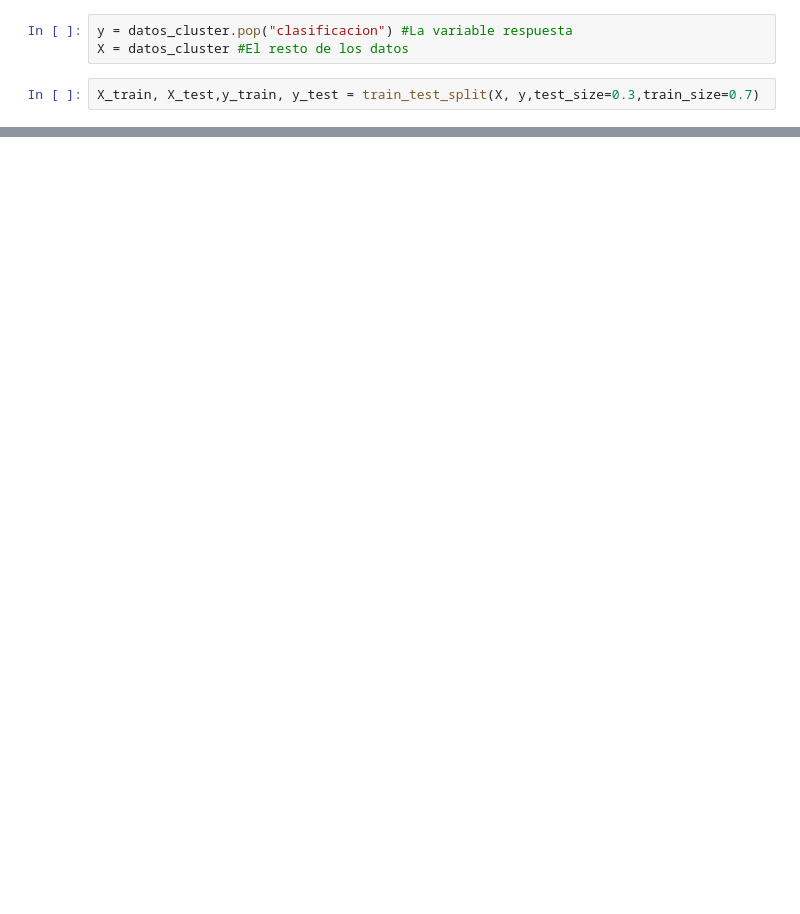
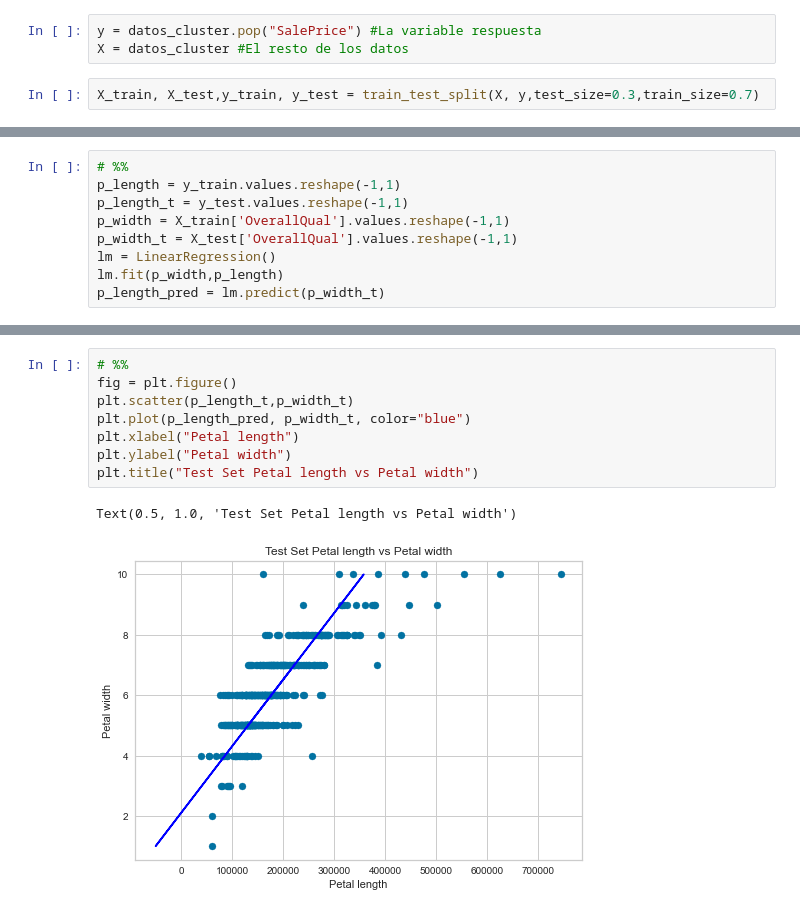
Before and after one commit to gabrielquirozz/HDT4MD, a Jupyter notebook: hdt4.ipynb, the cells around one changed output, grey strips where cells are left out. Cells and saved outputs as stored; diff of their text form; blank space fills up the shorter version.

```diff
--- a/hdt4.ipynb
+++ b/hdt4.ipynb
@@ -34,7 +34,7 @@ from scipy.stats import normaltest
 datos = pd.read_csv("train.csv", encoding='ISO-8859-1')
 datos_cluster = datos[["SalePrice","GarageArea","GarageCars","TotRmsAbvGrd","FullBath","GrLivArea","1stFlrSF", "TotalBsmtSF", "YearBuilt", "OverallQual"]].copy()
 # %%
-y = datos_cluster.pop("clasificacion") #La variable respuesta
+y = datos_cluster.pop("SalePrice") #La variable respuesta
 X = datos_cluster #El resto de los datos
 # %%
 X_train, X_test,y_train, y_test = train_test_split(X, y,test_size=0.3,train_size=0.7)
@@ -40,0 +43,9 @@ X_train, X_test,y_train, y_test = train_test_split(X, y,test_size=0.3,train_size
+# %%
+# %%
+p_length = y_train.values.reshape(-1,1)
+p_length_t = y_test.values.reshape(-1,1)
+p_width = X_train['OverallQual'].values.reshape(-1,1)
+p_width_t = X_test['OverallQual'].values.reshape(-1,1)
+lm = LinearRegression()
+lm.fit(p_width,p_length)
+p_length_pred = lm.predict(p_width_t)
@@ -40,0 +62,11 @@ X_train, X_test,y_train, y_test = train_test_split(X, y,test_size=0.3,train_size
+# %%
+# %%
+fig = plt.figure()
+plt.scatter(p_length_t,p_width_t)
+plt.plot(p_length_pred, p_width_t, color="blue")
+plt.xlabel("Petal length")
+plt.ylabel("Petal width")
+plt.title("Test Set Petal length vs Petal width")
+# %% [output]
+Text(0.5, 1.0, 'Test Set Petal length vs Petal width')
+[figure, added]
```
Also changed, not shown: parts of 8 cells of this notebook.
